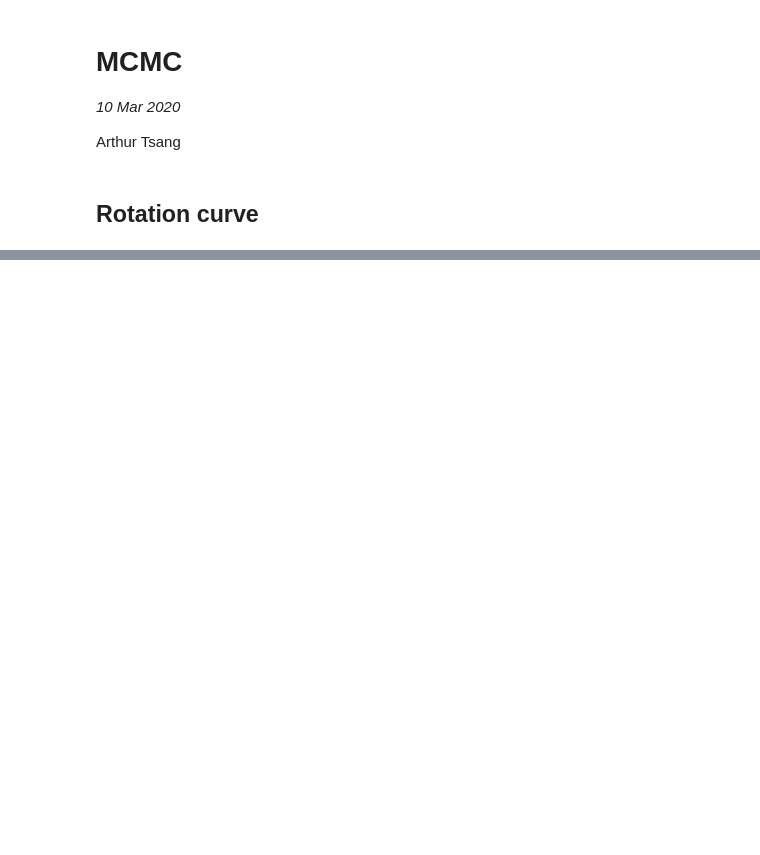
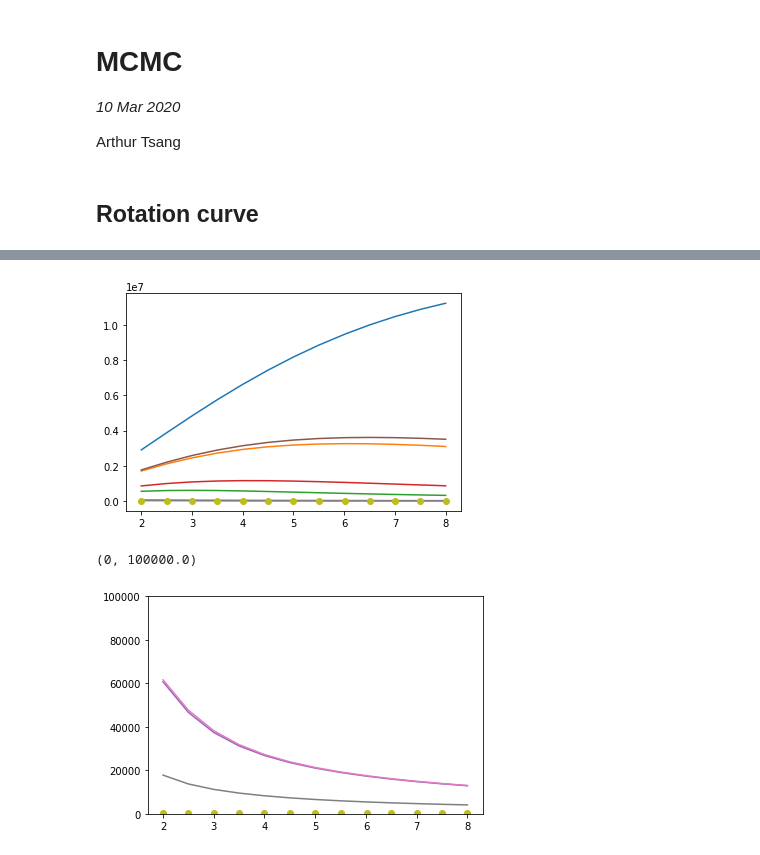
Before and after one commit to arthur-tsang/CO-project, a Jupyter notebook: mcmc.ipynb, the cells around one changed output, grey strips where cells are left out. Cells and saved outputs as stored; diff of their text form; code cells hidden in the pictures; blank space fills up the shorter version.

```diff
--- a/mcmc.ipynb
+++ b/mcmc.ipynb
@@ -75,0 +71,17 @@ for walker in range(nwalkers):
+# %%
+chain = sampler.get_chain()
+for walker in range(nwalkers):
+    x = chain[-1,walker,:]
+    plt.plot(radius_list, [diskhalo_fit(r, *x) for r in radius_list])
+plt.errorbar(radius_list, vel_list, vel_err_list, fmt='o')
+plt.show()
+
+for walker in range(nwalkers):
+    x = chain[-1,walker,:]
+    plt.plot(radius_list, [diskhalo_fit(r, *x) for r in radius_list])
+plt.errorbar(radius_list, vel_list, vel_err_list, fmt='o')
+plt.ylim(0,1e5)
+# %% [output]
+[figure, added]
+(0, 100000.0)
+[figure, added]
```
Also changed, not shown: parts of 33 cells of this notebook, 4 other files.
